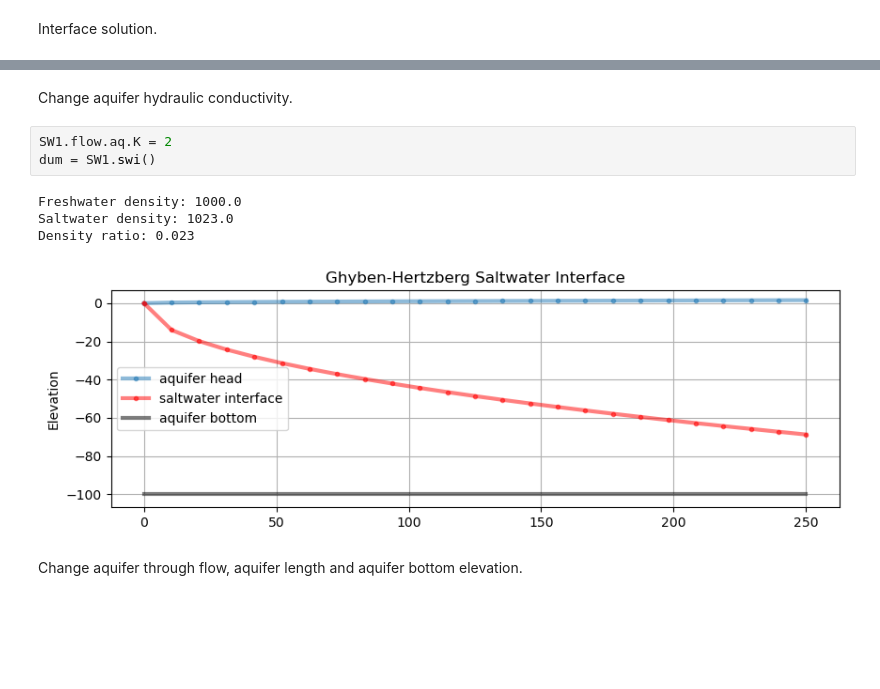
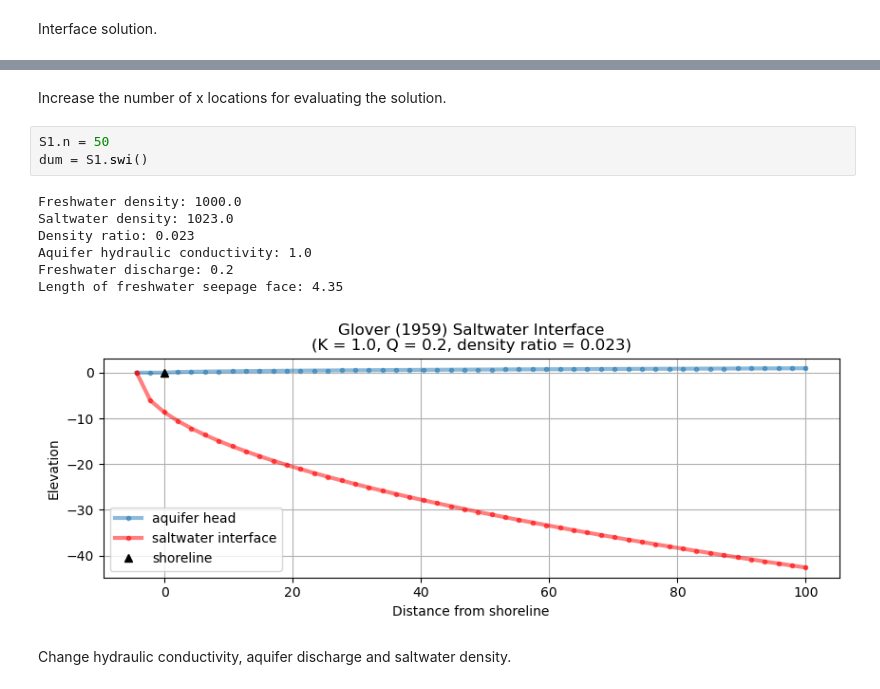
Before and after one commit to Moofbytes/pygaf_notebooks, a Jupyter notebook: pygaf_swi.ipynb, the cells around one changed output, grey strips where cells are left out. Saved outputs shown, nothing was run; the diff lists cells and outputs as text; blank space fills up the shorter version.

```diff
--- a/pygaf_swi.ipynb
+++ b/pygaf_swi.ipynb
@@ -79,12 +49,15 @@ Density ratio: 0.023
+# %% [markdown]
+Increase the number of x locations for evaluating the solution.
+# %%
+S1.n = 50
+dum = S1.swi()
+# %% [output]
+Freshwater density: 1000.0
+Saltwater density: 1023.0
+Density ratio: 0.023
+Aquifer hydraulic conductivity: 1.0
+Freshwater discharge: 0.2
+Length of freshwater seepage face: 4.35
+[figure, added]
 # %% [markdown]
-Change aquifer hydraulic conductivity.
+Change hydraulic conductivity, aquifer discharge and saltwater density.
-# %%
-SW1.flow.aq.K = 2
-dum = SW1.swi()
-# %% [output]
-Freshwater density: 1000.0
-Saltwater density: 1023.0
-Density ratio: 0.023
-[figure, removed]
-# %% [markdown]
-Change aquifer through flow, aquifer length and aquifer bottom elevation.
```
Also changed, not shown: parts of 10 cells of this notebook.
